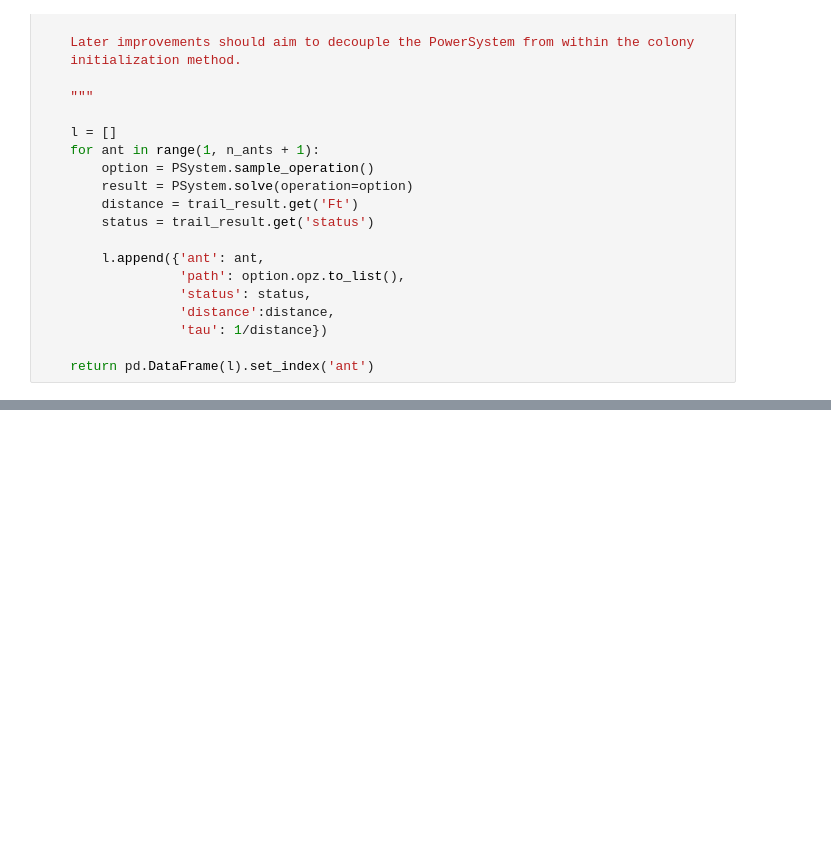
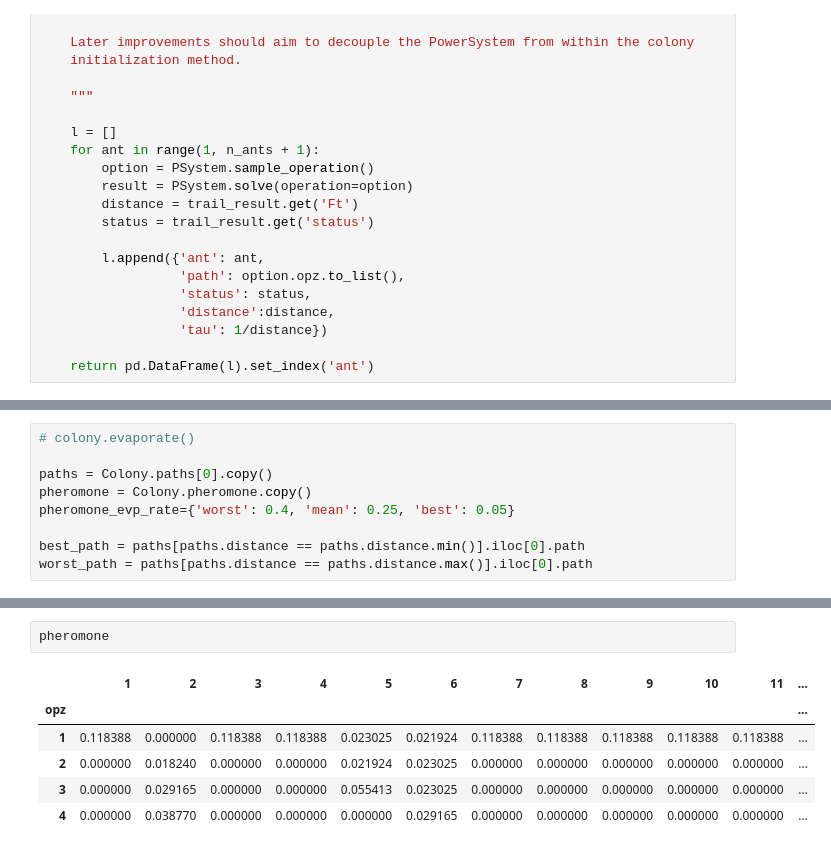
Before and after one commit to ettoreaquino/acopoweropt, a Jupyter notebook: notebooks/ColonyInitializer.ipynb, the cells around one changed output, grey strips where cells are left out. Cells and saved outputs as stored; diff of their text form; blank space fills up the shorter version.

```diff
--- a/notebooks/ColonyInitializer.ipynb
+++ b/notebooks/ColonyInitializer.ipynb
@@ -44,0 +77,9 @@ def initialize(n_ants: int):
+# %%
+# colony.evaporate()
+
+paths = Colony.paths[0].copy()
+pheromone = Colony.pheromone.copy()
+pheromone_evp_rate={'worst': 0.4, 'mean': 0.25, 'best': 0.05}
+
+best_path = paths[paths.distance == paths.distance.min()].iloc[0].path
+worst_path = paths[paths.distance == paths.distance.max()].iloc[0].path
@@ -44,0 +107,9 @@ def initialize(n_ants: int):
+# %%
+pheromone
+# %% [output]
+|  | 1 | 2 | 3 | 4 | 5 | 6 | 7 | 8 | 9 | 10 | 11 | ... |
+| opz |  |  |  |  |  |  |  |  |  |  |  | ... |
+| 1 | 0.118388 | 0.000000 | 0.118388 | 0.118388 | 0.023025 | 0.021924 | 0.118388 | 0.118388 | 0.118388 | 0.118388 | 0.118388 | ... |
+| 2 | 0.000000 | 0.018240 | 0.000000 | 0.000000 | 0.021924 | 0.023025 | 0.000000 | 0.000000 | 0.000000 | 0.000000 | 0.000000 | ... |
+| 3 | 0.000000 | 0.029165 | 0.000000 | 0.000000 | 0.055413 | 0.023025 | 0.000000 | 0.000000 | 0.000000 | 0.000000 | 0.000000 | ... |
+| 4 | 0.000000 | 0.038770 | 0.000000 | 0.000000 | 0.000000 | 0.029165 | 0.000000 | 0.000000 | 0.000000 | 0.000000 | 0.000000 | ... |
```
Also changed, not shown: parts of 9 cells of this notebook, 6 other files.
